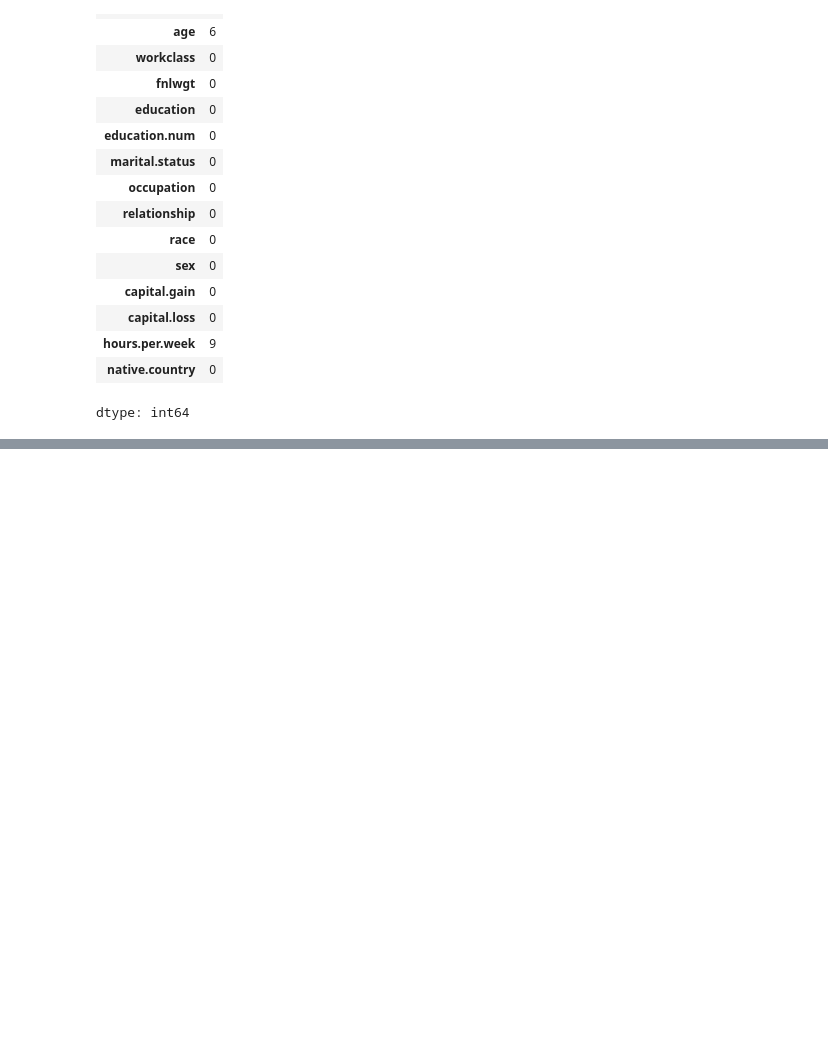
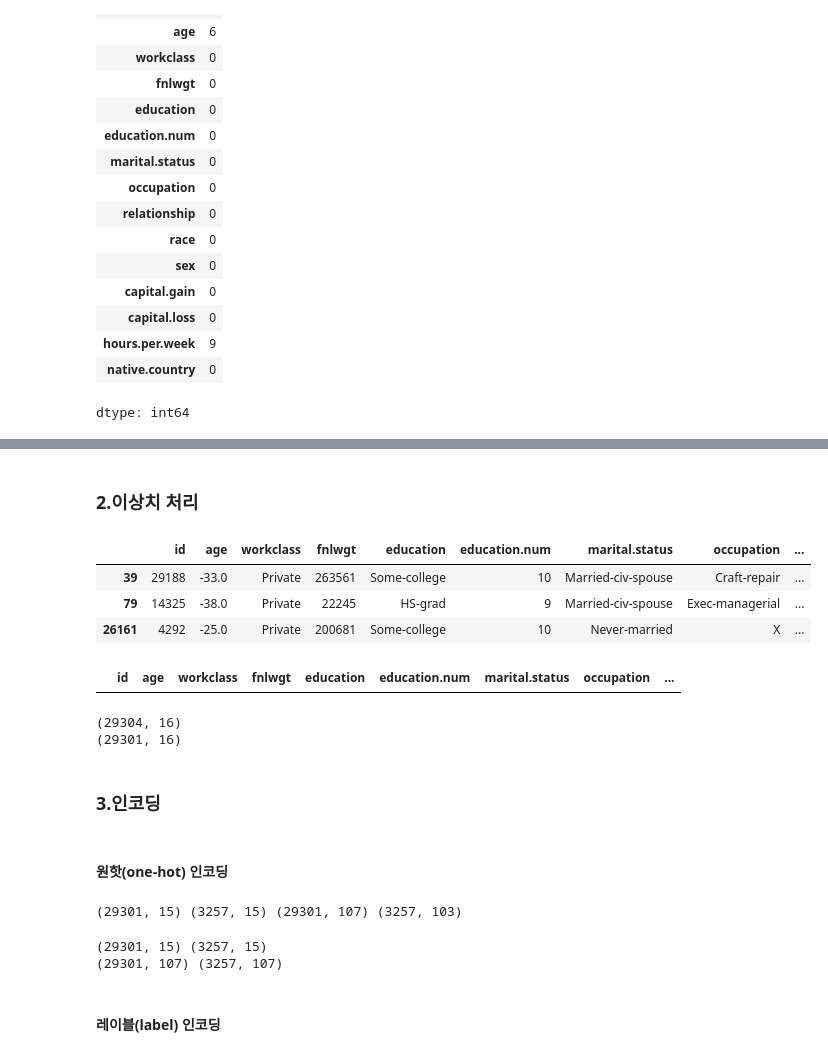
Before and after one commit to va4756/yemoon_bigdata_test, a Jupyter notebook: bigdata_시나공_연습문제_00.ipynb, the cells around one changed output, grey strips where cells are left out. Saved outputs shown, nothing was run; the diff lists cells and outputs as text; code cells hidden in the pictures; blank space fills up the shorter version.

```diff
--- a/bigdata_시나공_연습문제_00.ipynb
+++ b/bigdata_시나공_연습문제_00.ipynb
@@ -1318,0 +1321,6 @@ dtype: int64
+# %%
+# age 컬럼 평균값으로 채우기
+value = int(train['age'].mean())
+print('평균값: ', value)
+train['age'] = train['age'].fillna(value)
+test['age'] = test['age'].fillna(value)
@@ -1318,0 +1358,26 @@ dtype: int64
+# %% [markdown]
+### 2.이상치 처리
+# %%
+# age 컬럼만을 다루어 본다.
+train[train['age'] <= 0]
+# %% [output]
+|  | id | age | workclass | fnlwgt | education | education.num | marital.status | occupation | ... |
+| 39 | 29188 | -33.0 | Private | 263561 | Some-college | 10 | Married-civ-spouse | Craft-repair | ... |
+| 79 | 14325 | -38.0 | Private | 22245 | HS-grad | 9 | Married-civ-spouse | Exec-managerial | ... |
+| 26161 | 4292 | -25.0 | Private | 200681 | Some-college | 10 | Never-married | X | ... |
+# %%
+test[test['age'] <= 0]
+# %% [output]
+|  | id | age | workclass | fnlwgt | education | education.num | marital.status | occupation | ... |
+# %%
+# age가 1이상인 데이터만 살림 (참고) test 데이터의 행은 절대로 삭제해서는 안된다.
+print(train.shape)
+train = train[train['age'] > 0]
+print(train.shape)
+# %% [output]
+(29304, 16)
+(29301, 16)
+# %% [markdown]
+### 3.인코딩
+# %% [markdown]
+#### 원핫(one-hot) 인코딩
@@ -1318,0 +1386,20 @@ dtype: int64
+# %%
+train_oh = pd.get_dummies(train)
+test_oh = pd.get_dummies(test)
+print(train.shape, test.shape, train_oh.shape, test_oh.shape)
+# %% [output]
+(29301, 15) (3257, 15) (29301, 107) (3257, 103)
+# %%
+# train과 test 데이터의 컬럼 수가 일치하여야 한다.
+# 인코딩 작업에서 다음의 방법을 사용할 수 있다.
+print(train.shape, test.shape)
+data = pd.concat([train, test], axis=0)
+data_oh = pd.get_dummies(data)
+train_oh = data_oh.iloc[:len(train)].copy()
+test_oh = data_oh.iloc[len(train):].copy()
+print(train_oh.shape, test_oh.shape)   # 행이 같아진다.
+# %% [output]
+(29301, 15) (3257, 15)
+(29301, 107) (3257, 107)
+# %% [markdown]
+#### 레이블(label) 인코딩
```
Also changed, not shown: parts of 17 cells of this notebook.
